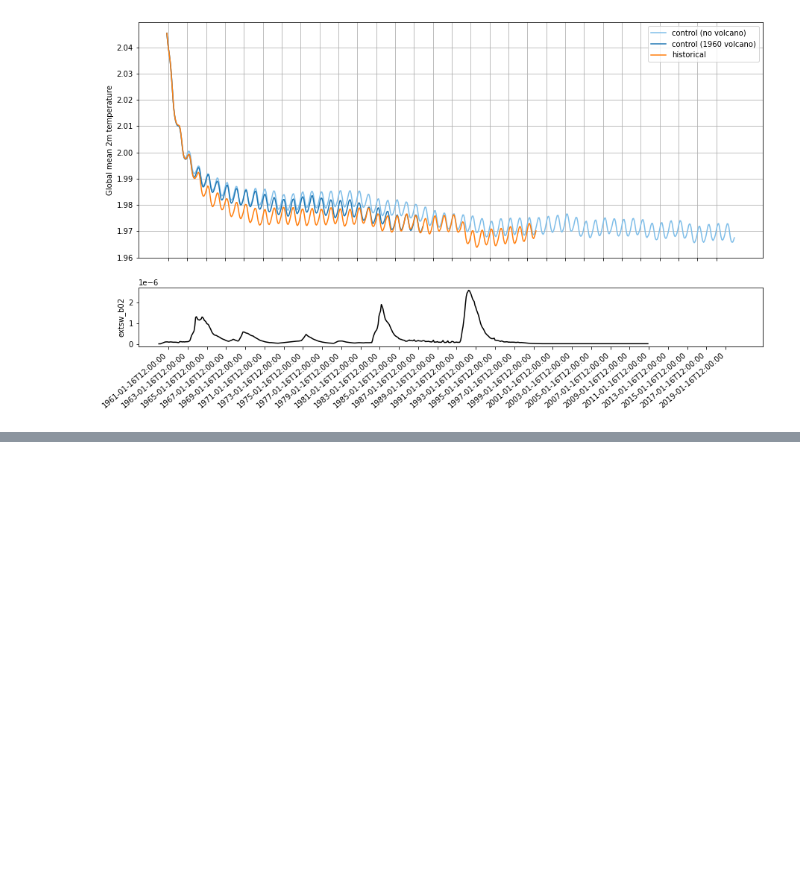
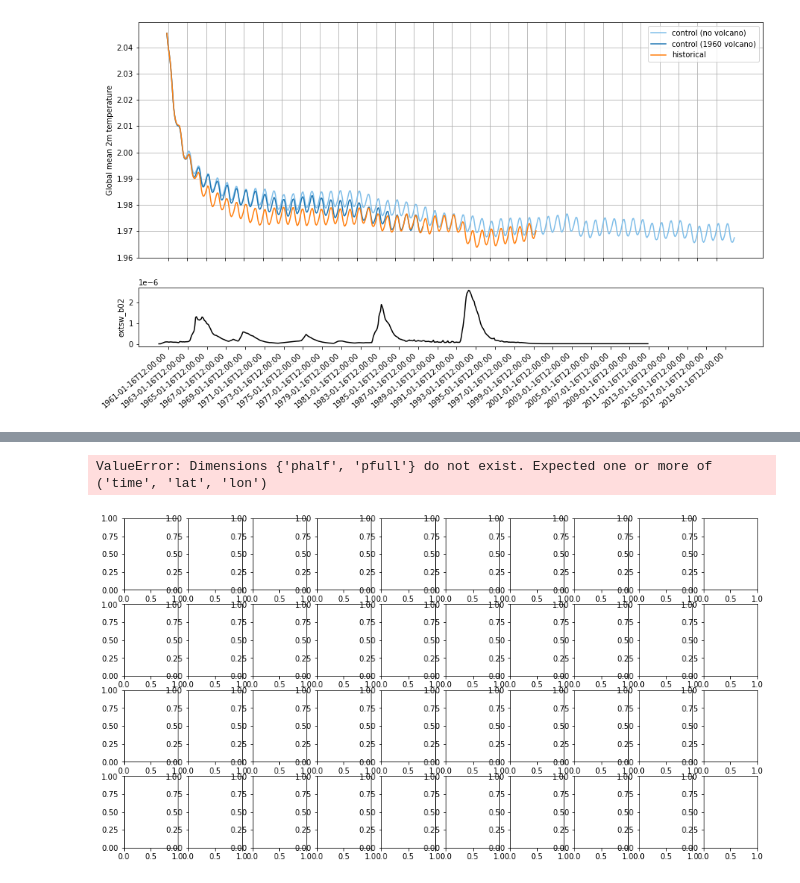
Before and after one commit to dougiesquire/cm-historical, a Jupyter notebook: notebooks/hist_mem001.ipynb, the cells around one changed output, grey strips where cells are left out. Saved outputs shown, nothing was run; the diff lists cells and outputs as text; code cells hidden in the pictures; blank space fills up the shorter version.

```diff
--- a/notebooks/hist_mem001.ipynb
+++ b/notebooks/hist_mem001.ipynb
@@ -157,0 +183,12 @@ ax1.set_xlim(xlims)
+# %%
+ncols = 10
+nrows = 4
+
+fig, axs = plt.subplots(nrows, ncols, figsize=(15,8))
+
+variables = ctrl_atmos_daily.data_vars
+for v, ax in zip(variables, axs.flatten()):
+    ctrl_atmos_daily[v].plot(ax=ax)
+# %% [output]
+ValueError: Dimensions {'phalf', 'pfull'} do not exist. Expected one or more of ('time', 'lat', 'lon')
+[figure, added]
```
Also changed, not shown: parts of 7 cells of this notebook.
